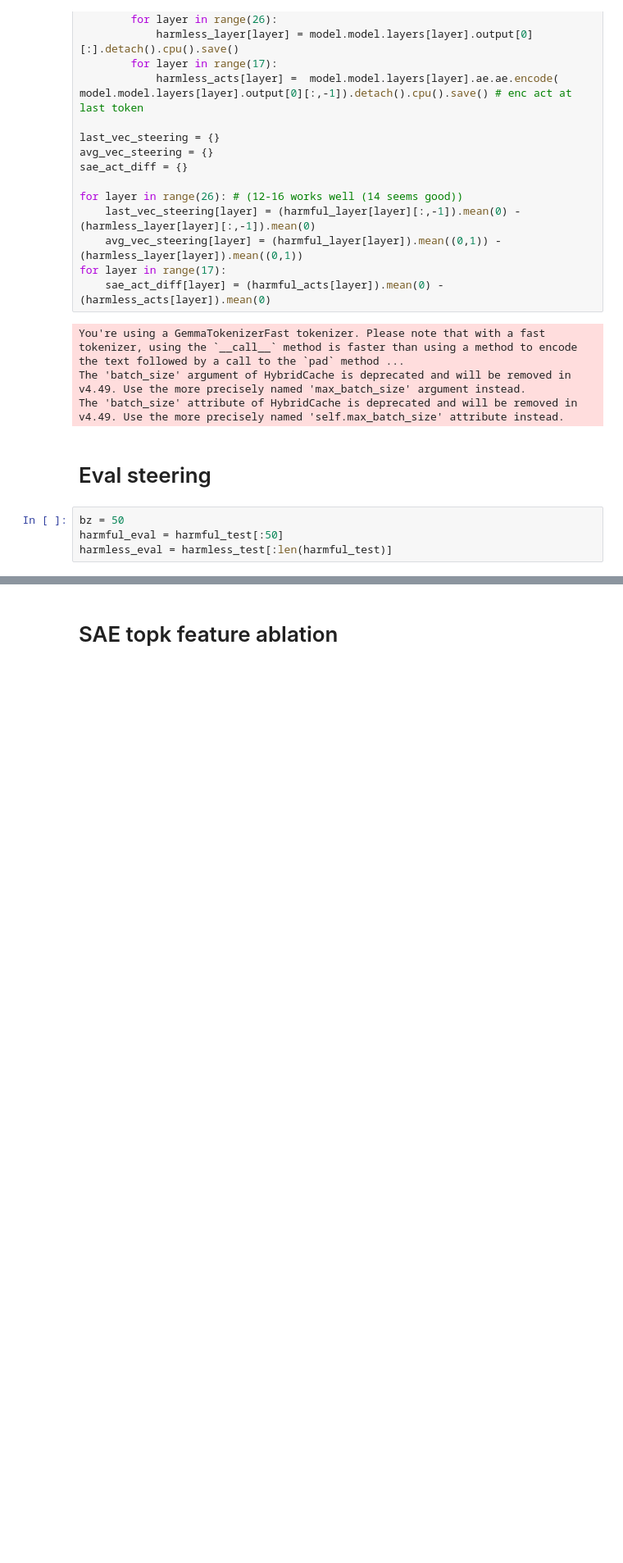
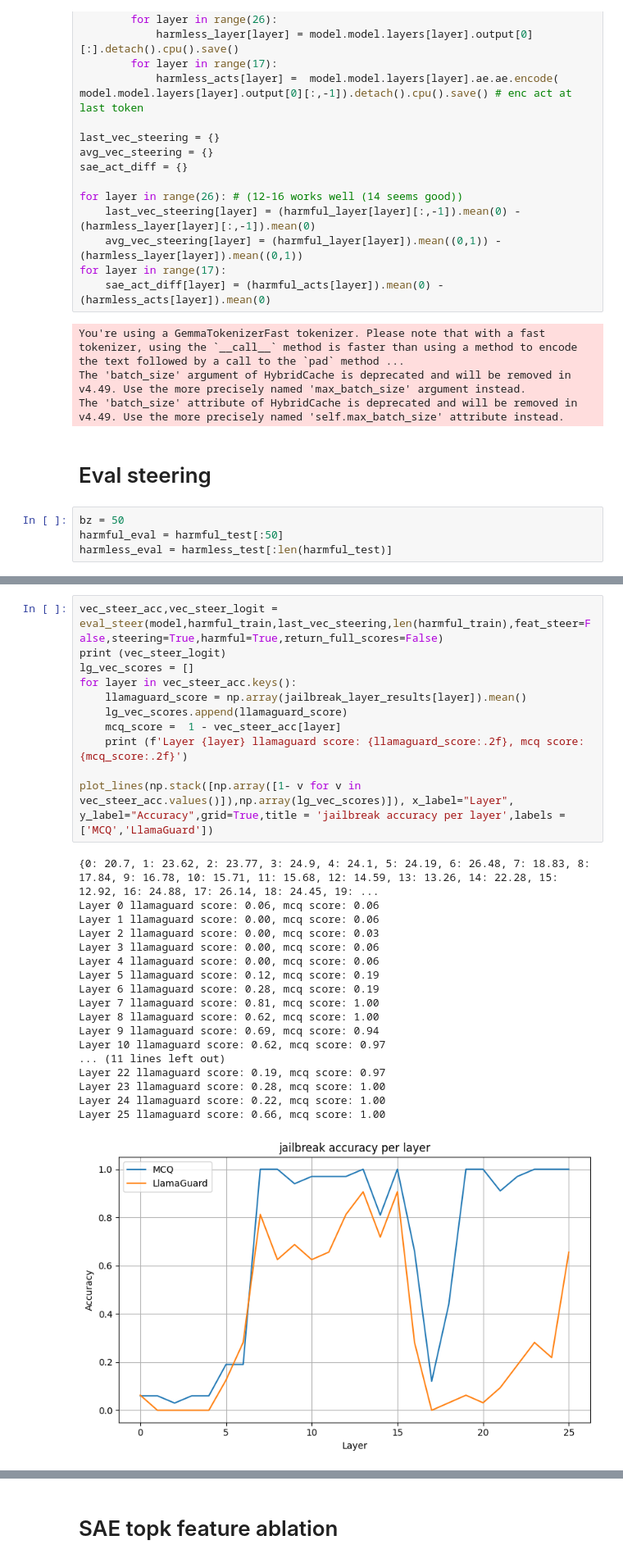
Before and after one commit to SenticNet/Refusal-SAE, a Jupyter notebook: feature_circuit.ipynb, the cells around one changed output, grey strips where cells are left out. Shown at 82% size. Drawn from its saved outputs; the diff is of its cells as text; blank space fills up the shorter version.

```diff
--- a/feature_circuit.ipynb
+++ b/feature_circuit.ipynb
@@ -384,0 +461,30 @@ plot_lines(all_results, labels=["Harmful", "Harmless",'Combined'], x_label="Laye
+# %%
+vec_steer_acc,vec_steer_logit = eval_steer(model,harmful_train,last_vec_steering,len(harmful_train),feat_steer=False,steering=True,harmful=True,return_full_scores=False)
+print (vec_steer_logit)
+lg_vec_scores = []
+for layer in vec_steer_acc.keys():
+    llamaguard_score = np.array(jailbreak_layer_results[layer]).mean()
+    lg_vec_scores.append(llamaguard_score)
+    mcq_score =  1 - vec_steer_acc[layer]
+    print (f'Layer {layer} llamaguard score: {llamaguard_score:.2f}, mcq score: {mcq_score:.2f}')
+
+plot_lines(np.stack([np.array([1- v for v in vec_steer_acc.values()]),np.array(lg_vec_scores)]), x_label="Layer", y_label="Accuracy",grid=True,title = 'jailbreak accuracy per layer',labels = ['MCQ','LlamaGuard'])
+# %% [output]
+{0: 20.7, 1: 23.62, 2: 23.77, 3: 24.9, 4: 24.1, 5: 24.19, 6: 26.48, 7: 18.83, 8: 17.84, 9: 16.78, 10: 15.71, 11: 15.68, 12: 14.59, 13: 13.26, 14: 22.28, 15: 12.92, 16: 24.88, 17: 26.14, 18: 24.45, 19: ...
+Layer 0 llamaguard score: 0.06, mcq score: 0.06
+Layer 1 llamaguard score: 0.00, mcq score: 0.06
+Layer 2 llamaguard score: 0.00, mcq score: 0.03
+Layer 3 llamaguard score: 0.00, mcq score: 0.06
+Layer 4 llamaguard score: 0.00, mcq score: 0.06
+Layer 5 llamaguard score: 0.12, mcq score: 0.19
+Layer 6 llamaguard score: 0.28, mcq score: 0.19
+Layer 7 llamaguard score: 0.81, mcq score: 1.00
+Layer 8 llamaguard score: 0.62, mcq score: 1.00
+Layer 9 llamaguard score: 0.69, mcq score: 0.94
+Layer 10 llamaguard score: 0.62, mcq score: 0.97
+... (11 lines left out)
+Layer 22 llamaguard score: 0.19, mcq score: 0.97
+Layer 23 llamaguard score: 0.28, mcq score: 1.00
+Layer 24 llamaguard score: 0.22, mcq score: 1.00
+Layer 25 llamaguard score: 0.66, mcq score: 1.00
+[figure, added]
```
Also changed, not shown: parts of 24 cells of this notebook.
